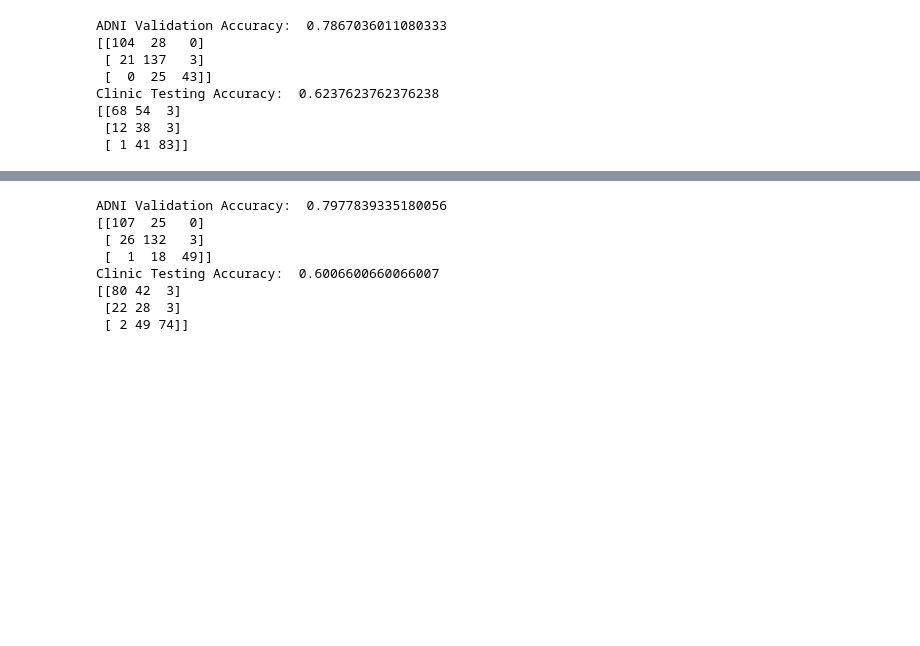
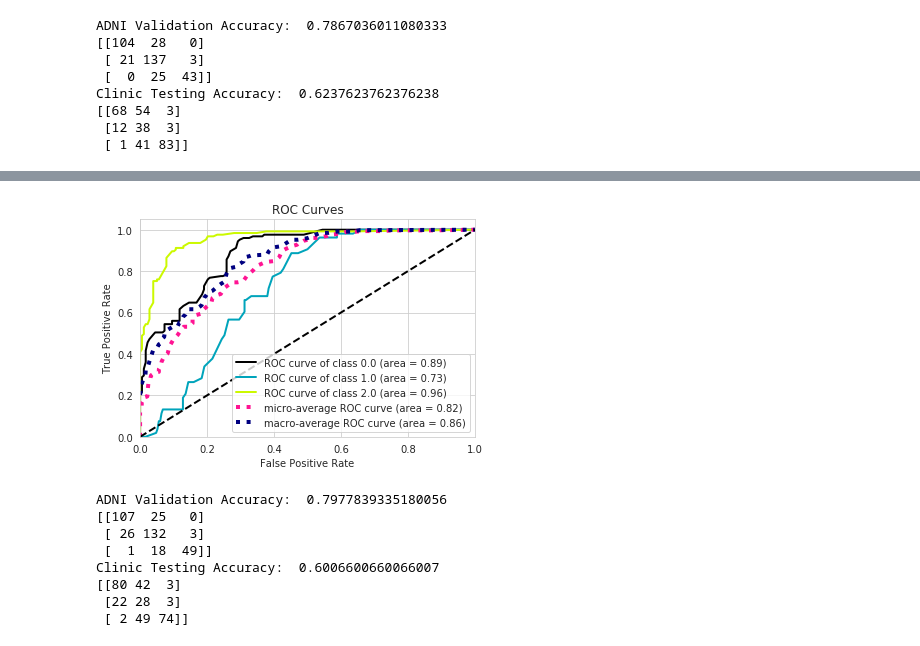
Before and after one commit to mjkleiman/streamlineAD, a Jupyter notebook: KleimanPhD_Chp2.ipynb, the cells around one changed output, grey strips where cells are left out. Drawn from its saved outputs; the diff is of its cells as text; code cells hidden in the pictures; blank space fills up the shorter version.

```diff
--- a/KleimanPhD_Chp2.ipynb
+++ b/KleimanPhD_Chp2.ipynb
@@ -1369,3 +1382,10 @@ Clinic Testing Accuracy:  0.6237623762376238
+# %%
+clinic_proba = clf.predict_proba(sm_clinic_pair_X)
+roc = skplt.metrics.plot_roc(sm_clinic_pair_y3.to_numpy(), clinic_proba)
+# fig = roc.get_figure()
+# fig.savefig(f'{dir}/Figures/roc_ehr_rf_3', dpi=300)
+# %% [output]
+[figure, added]
 # %%
 clf = xgboost.XGBClassifier(objective='multi:softmax', random_state=0)
 clf.fit(X_train, y3_train.values.ravel())
```
Also changed, not shown: parts of 25 cells of this notebook.
